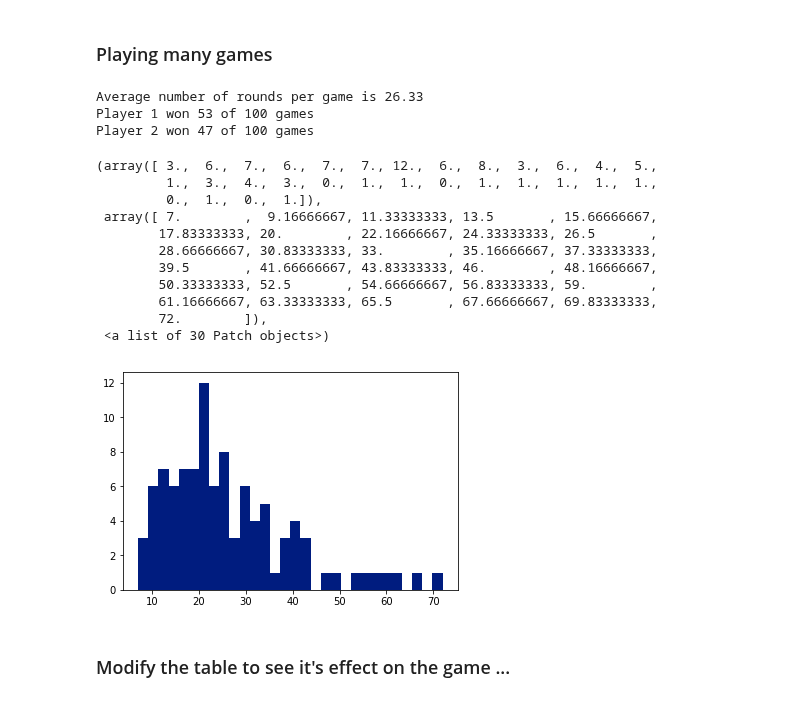
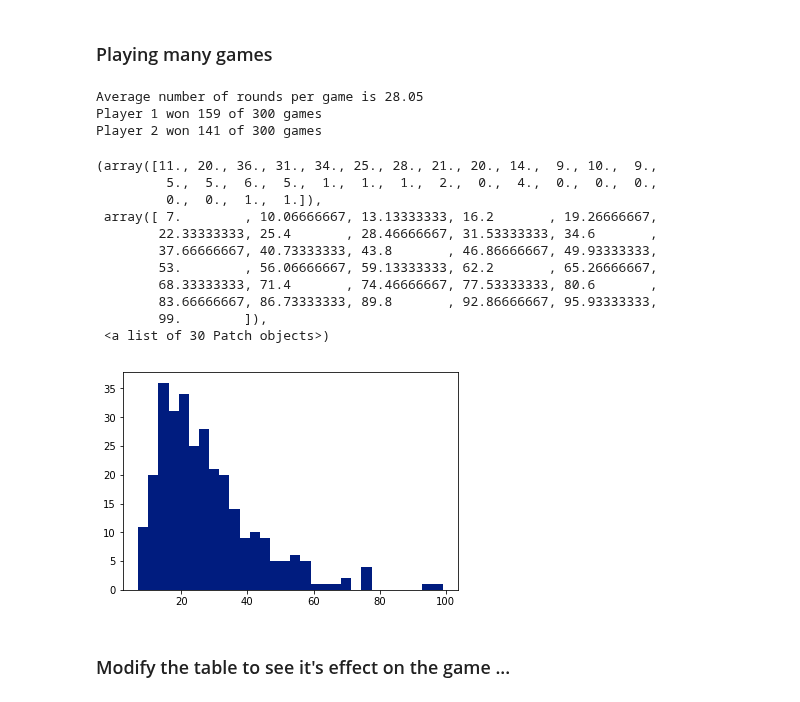
Before and after one commit to jvkrogmeier/Lect-ASABE21-HEC-Presentation, a Jupyter notebook: Lect-ASABE21-HEC-Presentation.ipynb, the cells around one changed output. Cells and saved outputs as stored; diff of their text form; code cells hidden in the pictures.

```diff
--- a/Lect-ASABE21-HEC-Presentation.ipynb
+++ b/Lect-ASABE21-HEC-Presentation.ipynb
@@ -212,48 +212,48 @@ def CandL_play_a_game(CandLTable):
     p1wins = 0
     p2wins = 0
     while (p1 < 100 and p2 < 100):
         p1 = CandL_make_a_move(p1, CandLTable)
         p2 = CandL_make_a_move(p2, CandLTable)
         Nmoves += 1
         if p1 == 100:
             p1wins += 1
         elif p2 == 100:
             p2wins += 1
     return Nmoves, p1wins, p2wins
 
-Ngames = 100
+Ngames = 300
 Np1wins = 0
 Np2wins = 0
 
 GameLengths = np.array([])
 
 for k in range(Ngames):
     L = CandL_play_a_game(CandLTable)
     Np1wins += L[1]
     Np2wins += L[2]
     GameLengths = np.append(GameLengths, L[0])
 
 print('Average number of rounds per game is {:.2f}'.format(np.mean(GameLengths)))
 print('Player 1 won {} of {} games'.format(Np1wins,Ngames))
 print('Player 2 won {} of {} games'.format(Np2wins,Ngames))
 
 plt.hist(GameLengths, bins=30)
 # %% [output]
-Average number of rounds per game is 26.33
-Player 1 won 53 of 100 games
-Player 2 won 47 of 100 games
+Average number of rounds per game is 28.05
+Player 1 won 159 of 300 games
+Player 2 won 141 of 300 games
-(array([ 3.,  6.,  7.,  6.,  7.,  7., 12.,  6.,  8.,  3.,  6.,  4.,  5.,
-         1.,  3.,  4.,  3.,  0.,  1.,  1.,  0.,  1.,  1.,  1.,  1.,  1.,
-         0.,  1.,  0.,  1.]),
- array([ 7.        ,  9.16666667, 11.33333333, 13.5       , 15.66666667,
-        17.83333333, 20.        , 22.16666667, 24.33333333, 26.5       ,
-        28.66666667, 30.83333333, 33.        , 35.16666667, 37.33333333,
-        39.5       , 41.66666667, 43.83333333, 46.        , 48.16666667,
-        50.33333333, 52.5       , 54.66666667, 56.83333333, 59.        ,
-        61.16666667, 63.33333333, 65.5       , 67.66666667, 69.83333333,
-        72.        ]),
+(array([11., 20., 36., 31., 34., 25., 28., 21., 20., 14.,  9., 10.,  9.,
+         5.,  5.,  6.,  5.,  1.,  1.,  1.,  2.,  0.,  4.,  0.,  0.,  0.,
+         0.,  0.,  1.,  1.]),
+ array([ 7.        , 10.06666667, 13.13333333, 16.2       , 19.26666667,
+        22.33333333, 25.4       , 28.46666667, 31.53333333, 34.6       ,
+        37.66666667, 40.73333333, 43.8       , 46.86666667, 49.93333333,
+        53.        , 56.06666667, 59.13333333, 62.2       , 65.26666667,
+        68.33333333, 71.4       , 74.46666667, 77.53333333, 80.6       ,
+        83.66666667, 86.73333333, 89.8       , 92.86666667, 95.93333333,
+        99.        ]),
  <a list of 30 Patch objects>)
-[figure, old version]
+[figure, new version]
 # %% [markdown]
 ### Modify the table to see it's effect on the game ...
 # %%
```
Also changed, not shown: parts of 30 cells of this notebook.
